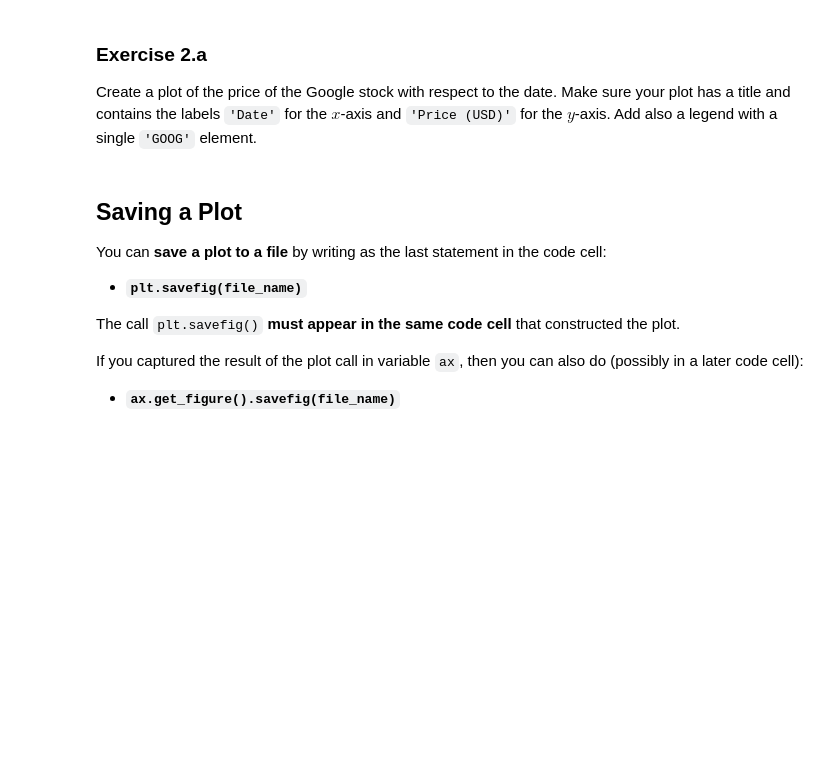
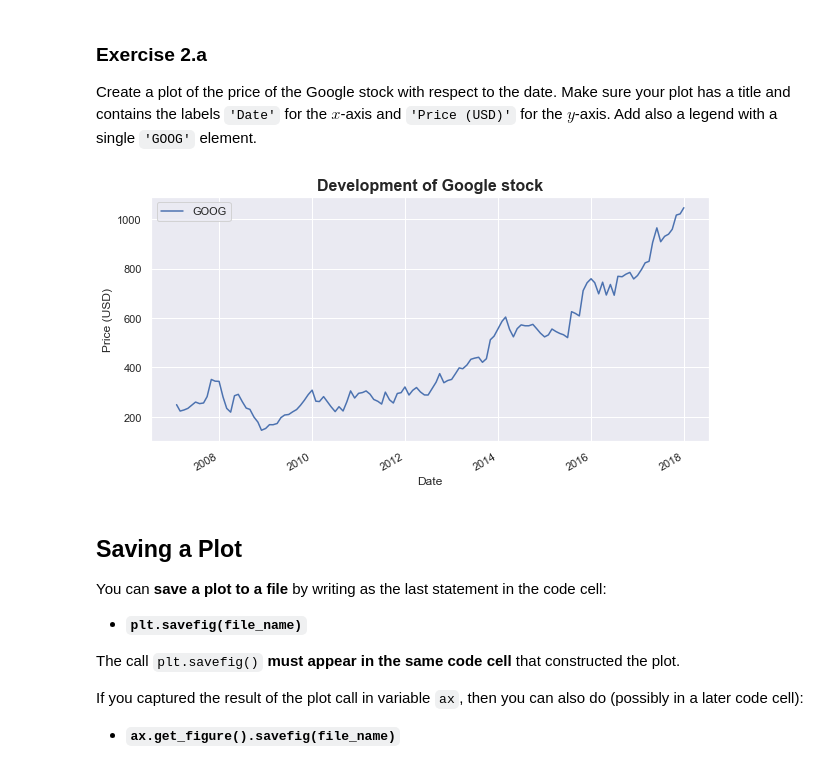
Before and after one commit to danieltyukov/tue-data-analytics, a Jupyter notebook: 2_VIS/Exercises-VIS-1819283.ipynb, the cells around one changed output. Cells and saved outputs as stored; diff of their text form; code cells hidden in the pictures; blank space fills up the shorter version.

```diff
--- a/2_VIS/Exercises-VIS-1819283.ipynb
+++ b/2_VIS/Exercises-VIS-1819283.ipynb
@@ -353,3 +368,15 @@ Create a plot of the price of the Google stock with respect to the date. Make su
+# %%
+#// BEGIN_TODO [VIS_2a] Plot value of GOOG stock (1 point)
+
+ax_goog = df_stocks['GOOG'].plot()
+ax_goog.set_title('Development of Google stock', size=16, weight='bold')
+ax_goog.set_xlabel('Date')
+ax_goog.set_ylabel('Price (USD)')
+ax_goog.legend(['GOOG']);
+
+#// END_TODO [VIS_2a]
+# %% [output]
+[figure, added]
 # %% [markdown]
 ## Saving a Plot
 
```
Also changed, not shown: parts of 83 cells of this notebook, 4 other files.
